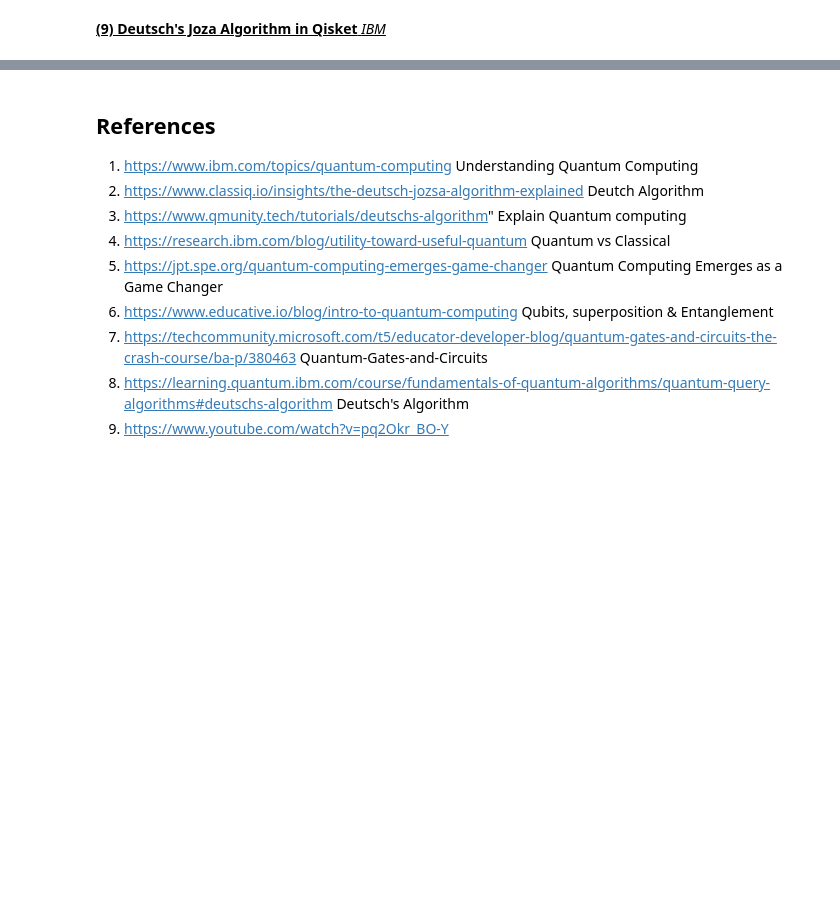
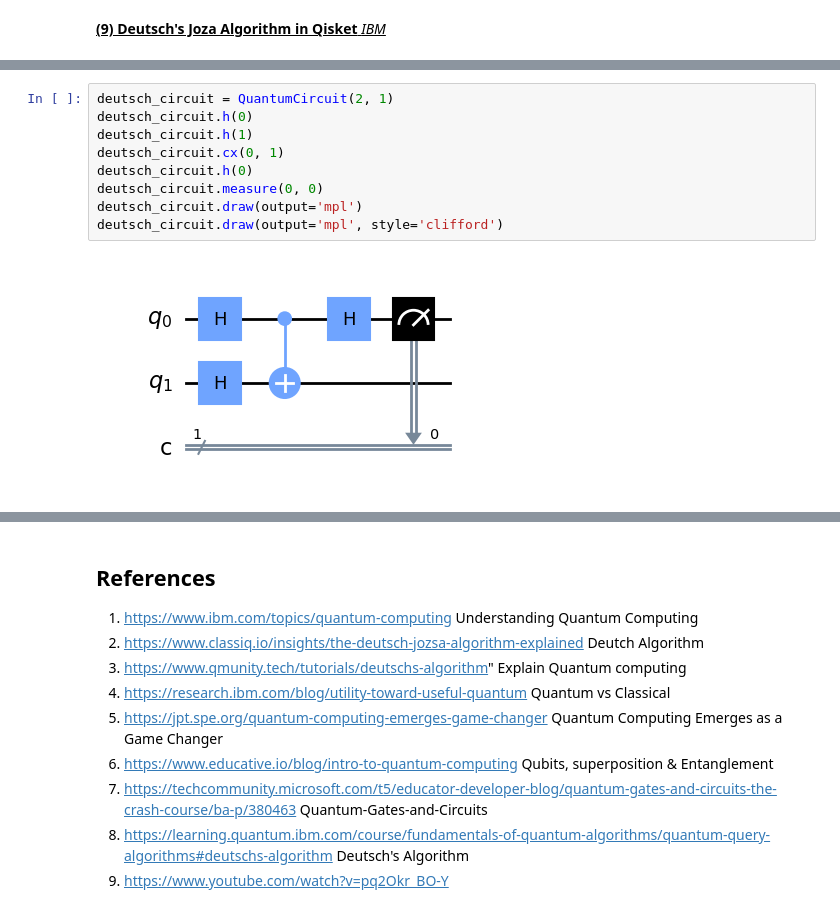
Before and after one commit to RazzaNoonan/EmergingTechnologies, a Jupyter notebook: project.ipynb, the cells around one changed output, grey strips where cells are left out. Saved outputs shown, nothing was run; the diff lists cells and outputs as text; blank space fills up the shorter version.

```diff
--- a/project.ipynb
+++ b/project.ipynb
@@ -227,0 +257,11 @@ This algorithm shows how quantum computing can be more effective than classical
+# %%
+deutsch_circuit = QuantumCircuit(2, 1)
+deutsch_circuit.h(0)
+deutsch_circuit.h(1)
+deutsch_circuit.cx(0, 1)
+deutsch_circuit.h(0)
+deutsch_circuit.measure(0, 0)
+deutsch_circuit.draw(output='mpl')
+deutsch_circuit.draw(output='mpl', style='clifford')
+# %% [output]
+[figure, added]
```
Also changed, not shown: parts of 14 cells of this notebook.
